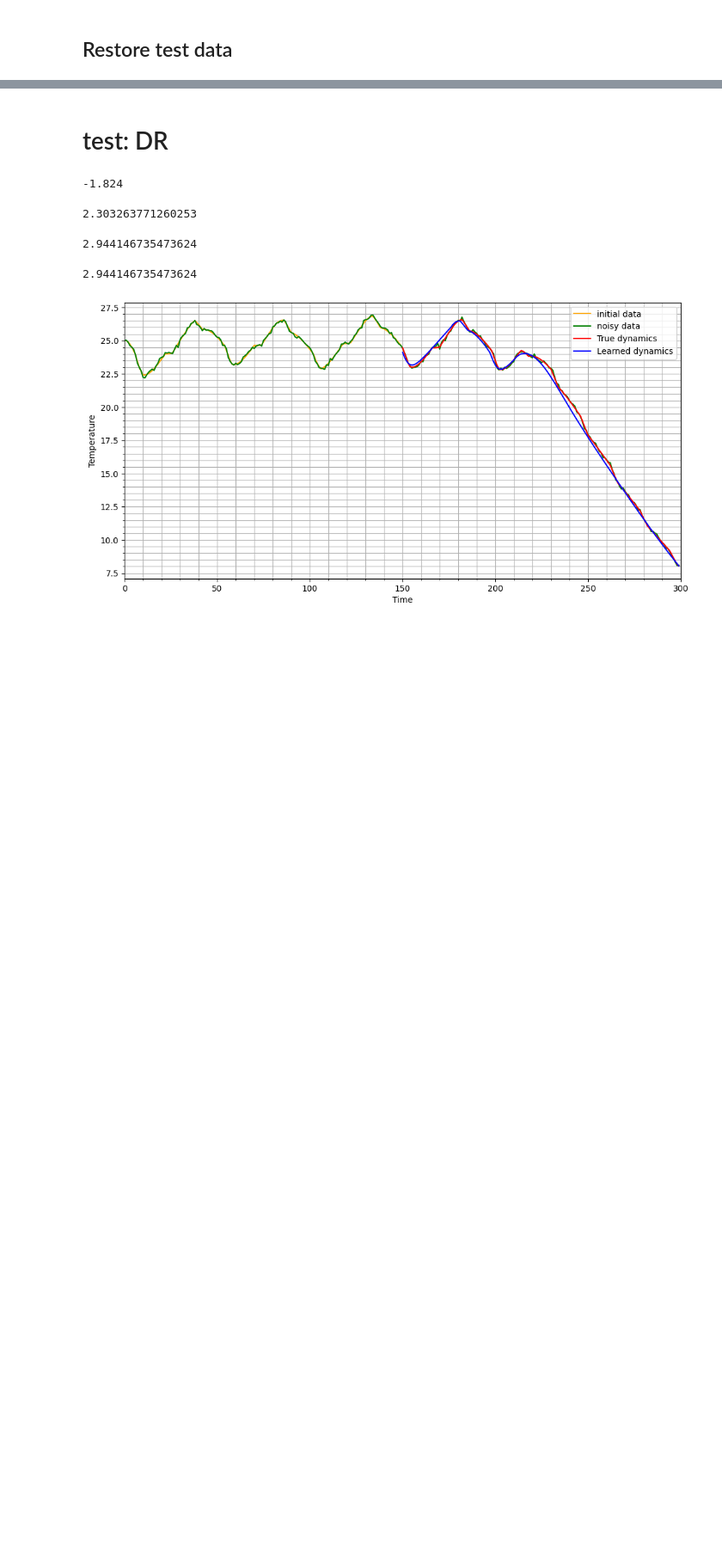
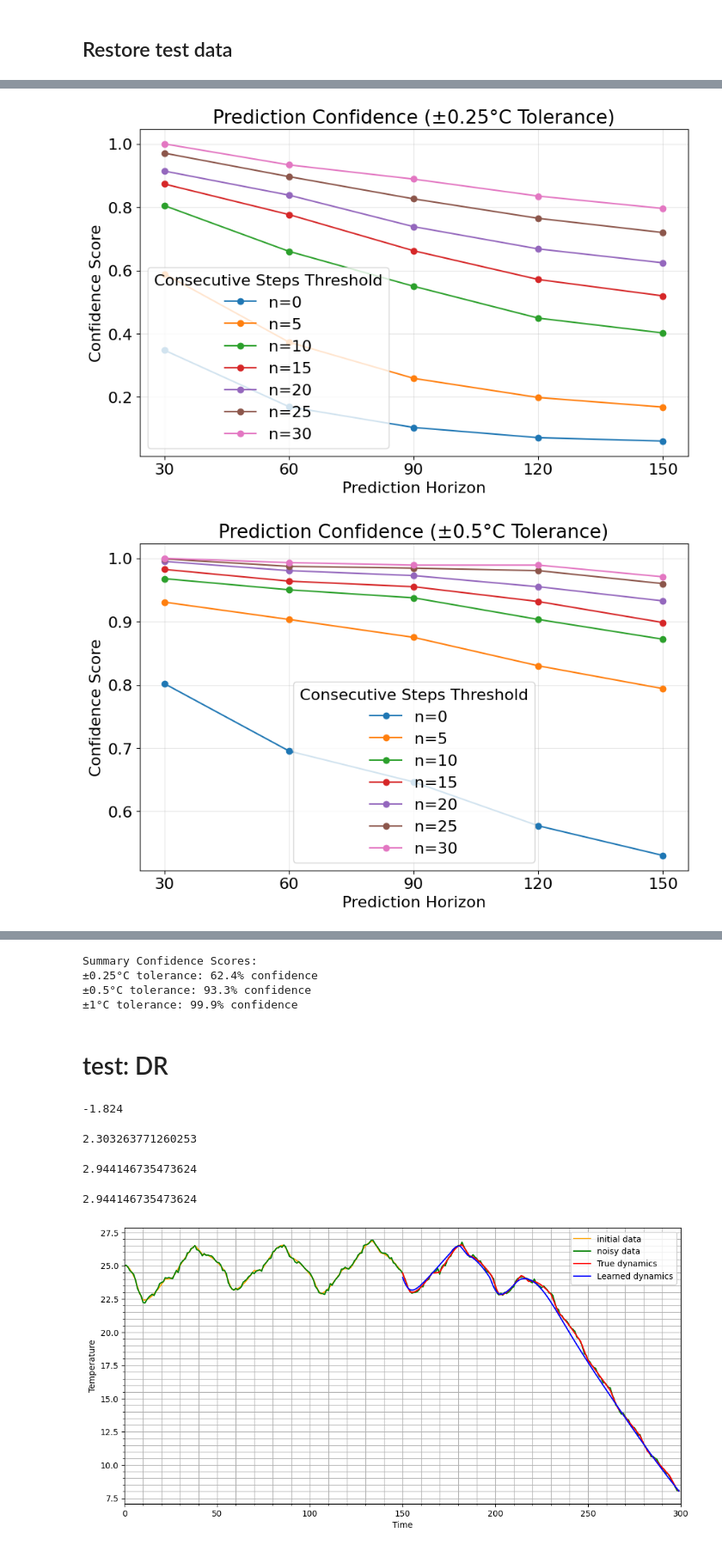
Before and after one commit to Javier-ppp/BML-Deep-Klaman-filter-prediction, a Jupyter notebook: GRU_+_Bayesian_filteringTF2x.ipynb, the cells around one changed output, grey strips where cells are left out. Shown at 86% size. Cells and saved outputs as stored; diff of their text form; code cells hidden in the pictures; blank space fills up the shorter version.

```diff
--- a/GRU_+_Bayesian_filteringTF2x.ipynb
+++ b/GRU_+_Bayesian_filteringTF2x.ipynb
@@ -2148,0 +2365,15 @@ confidense_pred_05c_r
+# %%
+analysis_results = analyze_predictions(
+        imported_data,
+        uncertainty_ranges=[0.25, 0.5,1],
+        n_values=[0, 5, 10, 15, 20, 25, 30],
+        horizons=[30, 60, 90, 120, 150]
+    )
+
+    # Print summary
+print("\nSummary Confidence Scores:")
+for range_val, confidence in analysis_results['confidence'].items():
+    print(f"±{range_val.split('_')[1]}°C tolerance: {confidence:.1%} confidence")
+# %% [output]
+[figure, added]
+[figure, added]
@@ -2149,3 +2381,7 @@ confidense_pred_05c_r
+Summary Confidence Scores:
+±0.25°C tolerance: 62.4% confidence
+±0.5°C tolerance: 93.3% confidence
+±1°C tolerance: 99.9% confidence
 # %% [markdown]
 # test: DR
 # %%
```
Also changed, not shown: parts of 32 cells of this notebook, 3 other files.
